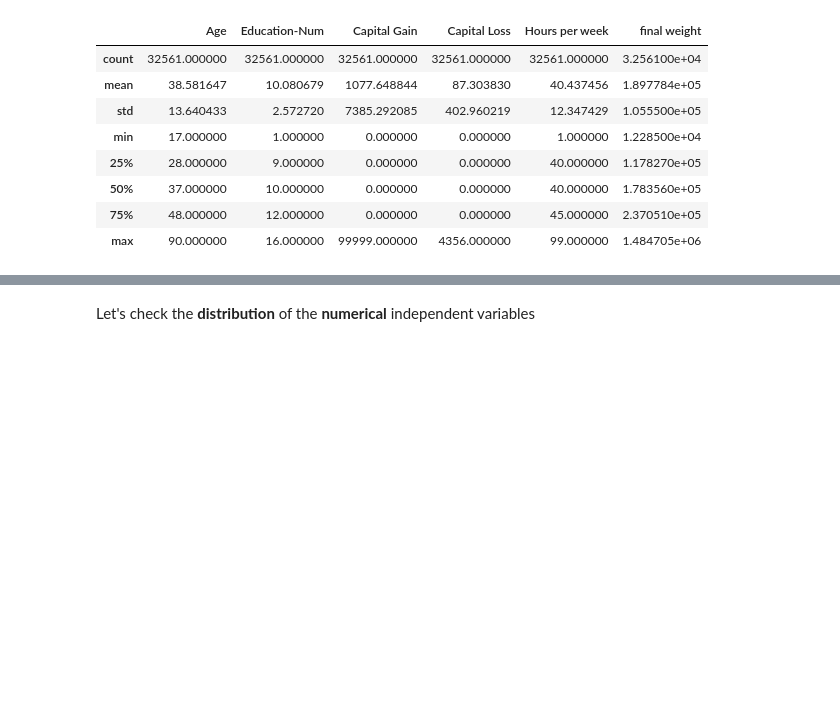
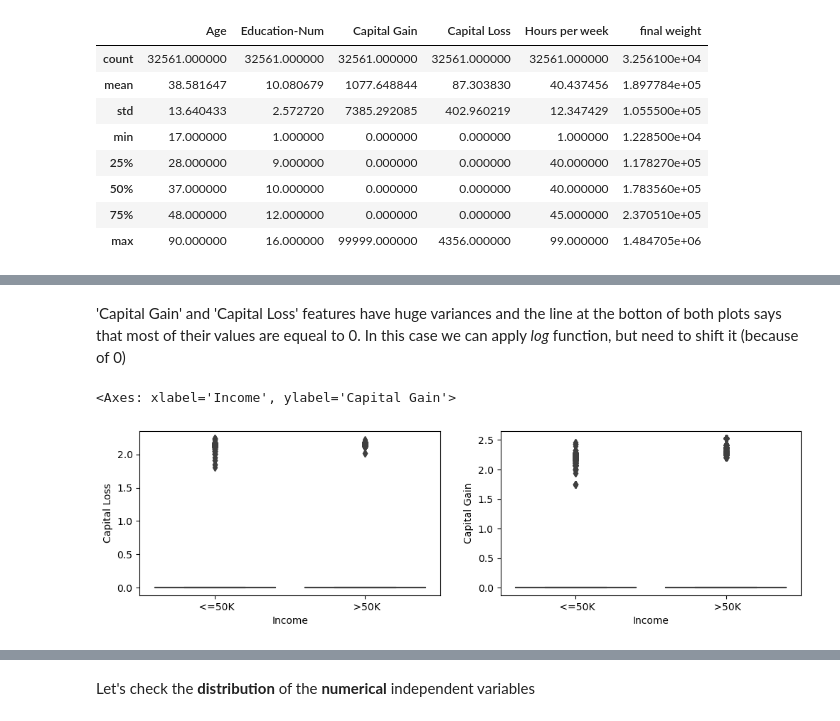
Before and after one commit to nadiia-duiunova/Adults_pet_project, a Jupyter notebook: Adult EDA.ipynb, the cells around one changed output, grey strips where cells are left out. Drawn from its saved outputs; the diff is of its cells as text; code cells hidden in the pictures; blank space fills up the shorter version.

```diff
--- a/Adult.ipynb
+++ b/Adult EDA.ipynb
@@ -151,0 +93,12 @@ numerical_features_df = numerical_features_df.drop(['final weight'], axis = 'col
+# %% [markdown]
+'Capital Gain' and 'Capital Loss' features have huge variances and the line at the botton of both plots says that most of their values are equeal to 0. In this case we can apply *log* function, but need to shift it (because of 0)
+# %%
+df['Capital Gain'] = np.log(1+ df['Capital Gain'])
+df['Capital Loss'] = np.log(1+ df['Capital Loss'])
+# %%
+fix, axes = plt.subplots(1,2, figsize=(12,3))
+sns.boxplot(ax = axes[0], x = df['Income'], y = df['Capital Loss'])
+sns.boxplot(ax = axes[1], x = df['Income'], y = df['Capital Gain'])
+# %% [output]
+<Axes: xlabel='Income', ylabel='Capital Gain'>
+[figure, added]
```
Also changed, not shown: parts of 45 cells of this notebook.
